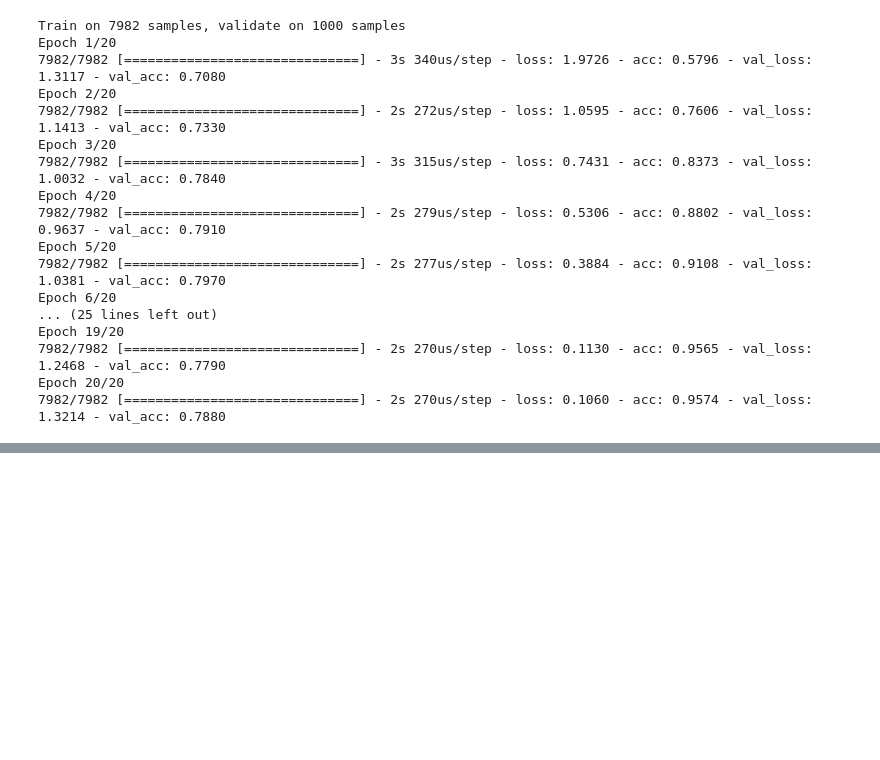
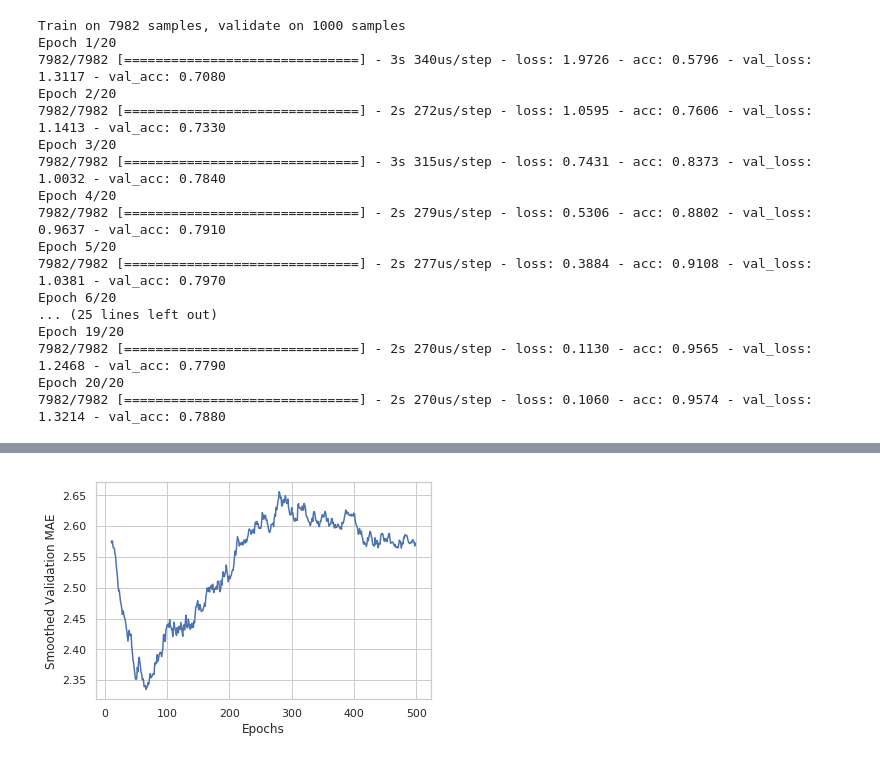
Before and after one commit to wllgrnt/keras-examples, a Jupyter notebook: Chapter3.ipynb, the cells around one changed output, grey strips where cells are left out. Drawn from its saved outputs; the diff is of its cells as text; code cells hidden in the pictures; blank space fills up the shorter version.

```diff
--- a/Chapter3.ipynb
+++ b/Chapter3.ipynb
@@ -388,0 +402,11 @@ Predicting house prices.
+# %%
+# First let's scale the data
+
+mean  = train_data.mean(axis=0)
+train_data -= mean
+std = train_data.std(axis=0)
+train_data /= std
+
+# Note we never use any quantity computed on the test data in the workflow
+test_data -= mean
+test_data /= std
@@ -388,0 +422,11 @@ Predicting house prices.
+# %%
+def build_model():
+  """
+  Create a model with two hidden layers, each with 64 units.
+  """
+  model  = keras.models.Sequential()
+  model.add(keras.layers.Dense(64, activation="relu", input_shape=(train_data.shape[1],)))
+  model.add(keras.layers.Dense(64, activation="relu"))
+  model.add(keras.layers.Dense(1))  # Note no activation; this is a linear layer
+  model.compile(optimizer="rmsprop", loss="mse", metrics=["mae"]) #MAE: Mean Absolute Error
+  return model
@@ -388,0 +521,21 @@ Predicting house prices.
+# %%
+# It's a bit hard to see what's going on, so omit the first 10 data points
+# and replace each point with an exponential moving average of the previous points
+def smooth_curve(points, factor=0.9):
+  smoothed_points = []
+  for point in points:
+    if smoothed_points:
+      previous = smoothed_points[-1]
+      smoothed_points.append(previous*factor + point*(1-factor))
+    else:
+      smoothed_points.append(point)
+  return smoothed_points
+
+smooth_mae_history = smooth_curve(average_mae_history[10:])
+
+plt.plot(range(10, len(smooth_mae_history)+10), smooth_mae_history)
+plt.xlabel("Epochs")
+plt.ylabel("Smoothed Validation MAE")
+plt.show()
+# %% [output]
+[figure, added]
```
Also changed, not shown: parts of 12 cells of this notebook.
